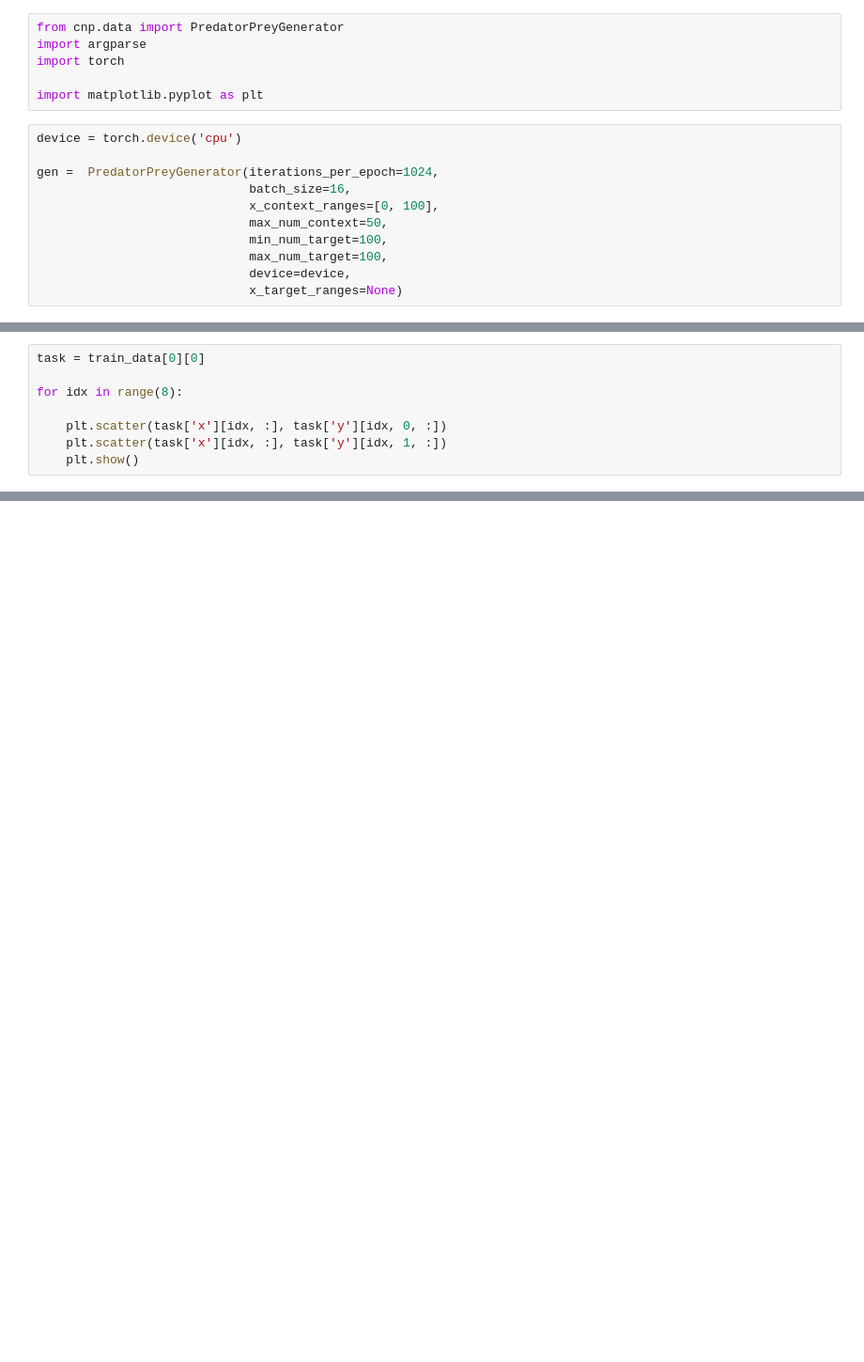
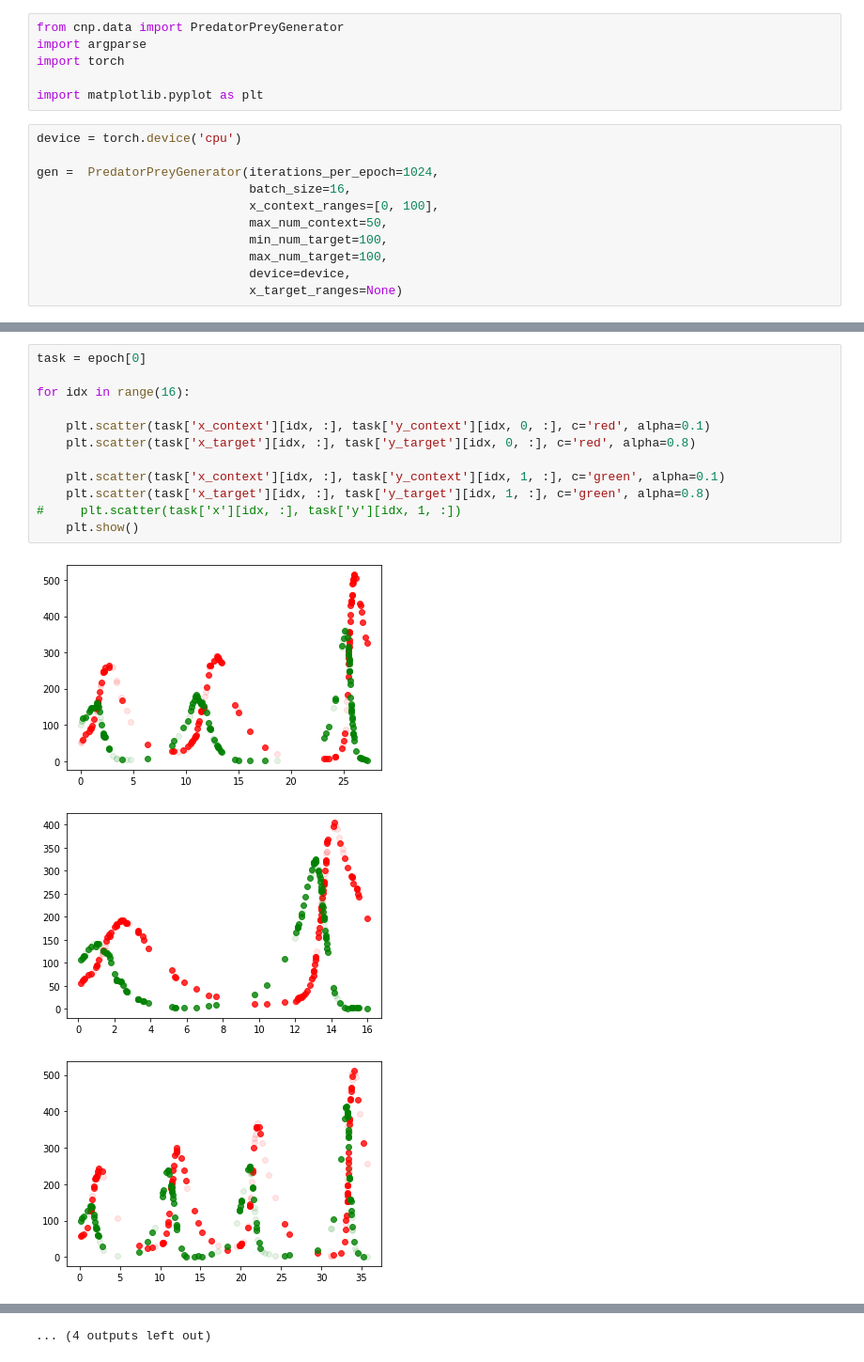
Before and after one commit to requeima/kernelcnp, a Jupyter notebook: notebooks/scratch-predprey.ipynb, the cells around one changed output, grey strips where cells are left out. Shown: that part at 94% size. Saved outputs shown, nothing was run; the diff lists cells and outputs as text; blank space fills up the shorter version.

```diff
--- a/notebooks/scratch-predprey.ipynb
+++ b/notebooks/scratch-predprey.ipynb
@@ -27,8 +29,16 @@ len(epoch)
 # %%
-task = train_data[0][0]
+task = epoch[0]
 
-for idx in range(8):
+for idx in range(16):
 
-    plt.scatter(task['x'][idx, :], task['y'][idx, 0, :])
-    plt.scatter(task['x'][idx, :], task['y'][idx, 1, :])
+    plt.scatter(task['x_context'][idx, :], task['y_context'][idx, 0, :], c='red', alpha=0.1)
+    plt.scatter(task['x_target'][idx, :], task['y_target'][idx, 0, :], c='red', alpha=0.8)
+
+    plt.scatter(task['x_context'][idx, :], task['y_context'][idx, 1, :], c='green', alpha=0.1)
+    plt.scatter(task['x_target'][idx, :], task['y_target'][idx, 1, :], c='green', alpha=0.8)
+#     plt.scatter(task['x'][idx, :], task['y'][idx, 1, :])
     plt.show()
+# %% [output]
+[figure, added]
+[figure, added]
+[figure, added]
@@ -34,0 +54 @@ for idx in range(8):
+... (4 outputs left out)
```
Also changed, not shown: parts of 7 cells of this notebook, 2 other files.
